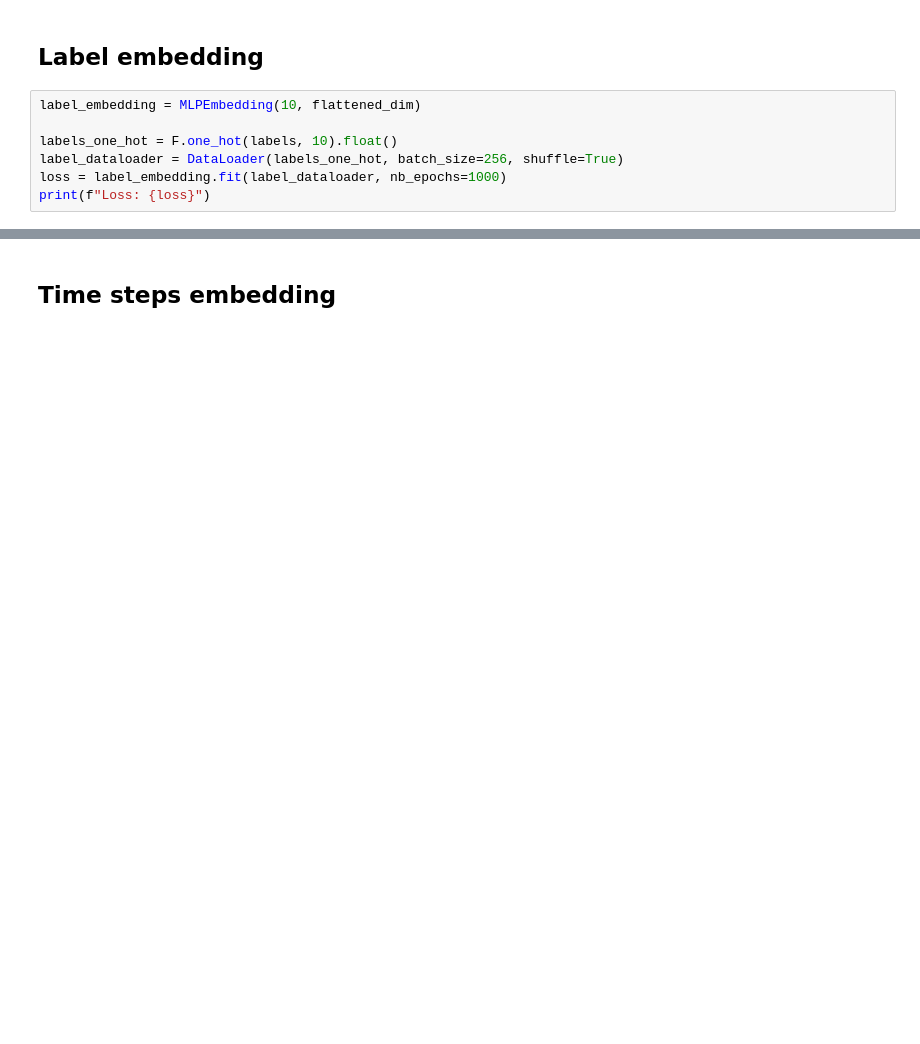
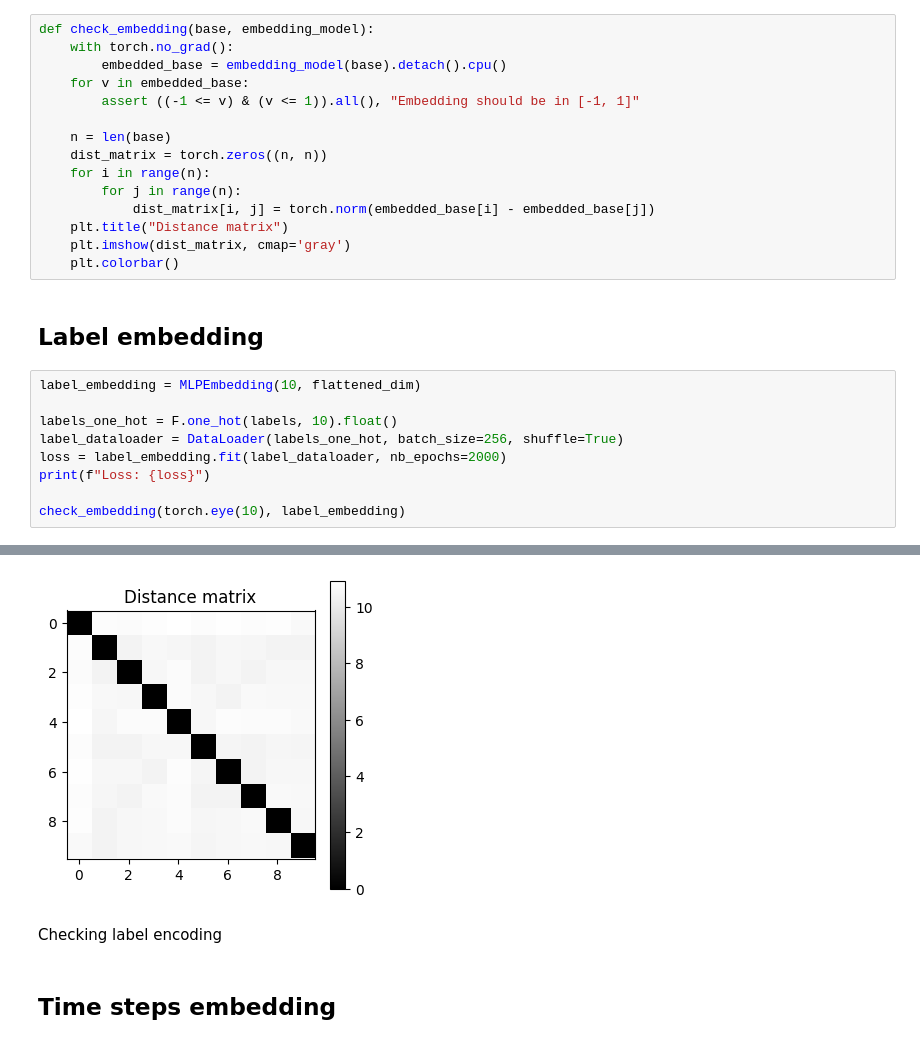
Before and after one commit to lucasmrdt/diffusion-model, a Jupyter notebook: notebooks/model_on_mnist.ipynb, the cells around one changed output, grey strips where cells are left out. Cells and saved outputs as stored; diff of their text form; blank space fills up the shorter version.

```diff
--- a/notebooks/model_on_mnist.ipynb
+++ b/notebooks/model_on_mnist.ipynb
@@ -62,6 +62,21 @@ def plot_evolutions(xs_t, y_title=None, title=None):
     plt.show()
 # %% [markdown]
 # Embeddings
+# %%
+def check_embedding(base, embedding_model):
+    with torch.no_grad():
+        embedded_base = embedding_model(base).detach().cpu()
+    for v in embedded_base:
+        assert ((-1 <= v) & (v <= 1)).all(), "Embedding should be in [-1, 1]"
+
+    n = len(base)
+    dist_matrix = torch.zeros((n, n))
+    for i in range(n):
+        for j in range(n):
+            dist_matrix[i, j] = torch.norm(embedded_base[i] - embedded_base[j])
+    plt.title("Distance matrix")
+    plt.imshow(dist_matrix, cmap='gray')
+    plt.colorbar()
 # %% [markdown]
 ## Label embedding
 # %%
@@ -69,6 +84,8 @@ label_embedding = MLPEmbedding(10, flattened_dim)
 
 labels_one_hot = F.one_hot(labels, 10).float()
 label_dataloader = DataLoader(labels_one_hot, batch_size=256, shuffle=True)
-loss = label_embedding.fit(label_dataloader, nb_epochs=1000)
+loss = label_embedding.fit(label_dataloader, nb_epochs=2000)
 print(f"Loss: {loss}")
+
+check_embedding(torch.eye(10), label_embedding)
 # %% [output]
@@ -76,3 +93,6 @@ Loss: 1.832612633734243e-05
+[figure, added]
+# %% [markdown]
+Checking label encoding
 # %% [markdown]
 ## Time steps embedding
 # %%
```
Also changed, not shown: parts of 4 cells of this notebook, 1 other file.
